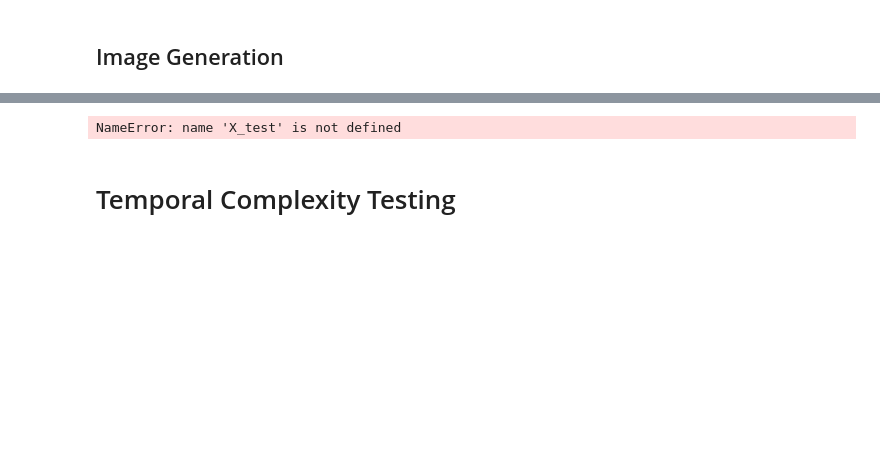
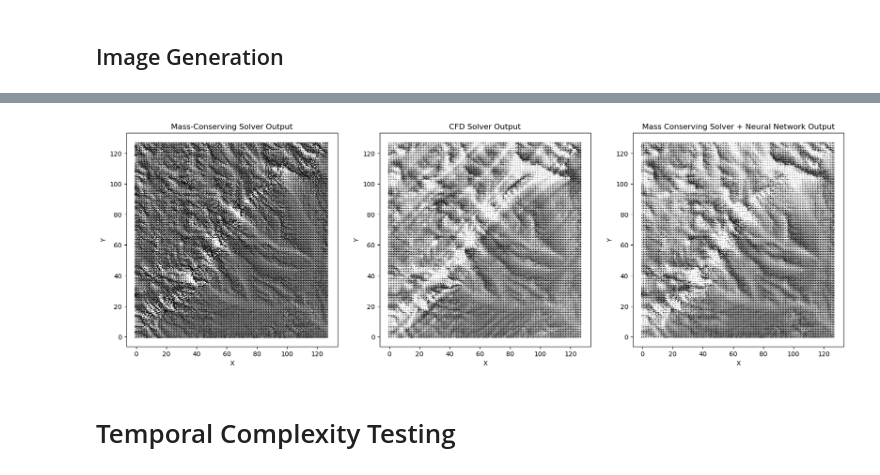
Before and after one commit to janehousley/WindflowPrediction, a Jupyter notebook: WindNinjaCNN.ipynb, the cells around one changed output, grey strips where cells are left out. Cells and saved outputs as stored; diff of their text form; code cells hidden in the pictures; blank space fills up the shorter version.

```diff
--- a/WindNinjaCNN.ipynb
+++ b/WindNinjaCNN.ipynb
@@ -243,13 +243,13 @@ def should_use_num(file_number, wind_direction_file, wind_direction_folder, vege
 # Data Loading
 # %%
 # ------ Generate random sets of training and testing indices ----- #
-test_idx = list(set([random.randint(0, 160) for i in range(20)]))
+test_idx = list(set([random.randint(0, 160) for i in range(30)]))
 train_idx = list(range(0, 200))
 for k in test_idx:
     try:
         train_idx.remove(k)
     except:
         continue
-print(test_idx)
-print(train_idx)
+print(len(test_idx))
+print(len(train_idx))
 # %% [output]
@@ -1014,5 +1027,8 @@ generate_difference_image(45)
 # %%
-def generate_image(i=0,):
+def generate_image(i=0):
+    # file_num = test_idx[round(i/48)]
+    # elevation_grid = get_elevation_file(file_num)
+
     mass_grid_U = X_test[i, :, :, 1]
     mass_grid_V = X_test[i, :, :, 2]
 
@@ -1027,36 +1043,37 @@ def generate_image(i=0,):
     momentum_grid_V = mass_grid_V + difference_V
 
     predicted_grid_U = mass_grid_U + predicted_difference_U
     predicted_grid_V = mass_grid_V + predicted_difference_V
 
     fig = plt.figure(figsize=(20,6))
 
     ax1 = fig.add_subplot(131)
     ax2 = fig.add_subplot(132)
     ax3 = fig.add_subplot(133)
 
-    scale = 850
+    scale = 1000
 
     ax1.quiver(mass_grid_U, -mass_grid_V, scale=scale, color="black")
     ax1.set_title("Mass-Conserving Solver Output")
     ax1.set_xlabel('X')
     ax1.set_ylabel("Y")
 
     ax2.quiver(momentum_grid_U, -momentum_grid_V, scale=scale, color="black")
     ax2.set_title("CFD Solver Output")
     ax2.set_xlabel('X')
     ax2.set_ylabel("Y")
 
     ax3.quiver(predicted_grid_U, -predicted_grid_V, scale=scale, color="black")
     ax3.set_title("Mass Conserving Solver + Neural Network Output")
     ax3.set_xlabel('X')
     ax3.set_ylabel("Y")
+    # ax3.imshow(elevation_grid)
 
     plt.show()
 
-generate_image(50)
+generate_image(629)
 # %% [output]
-NameError: name 'X_test' is not defined
+[figure, added]
 # %% [markdown]
 # Temporal Complexity Testing
 # %%
```
Also changed, not shown: parts of 8 cells of this notebook, 12 other files.
